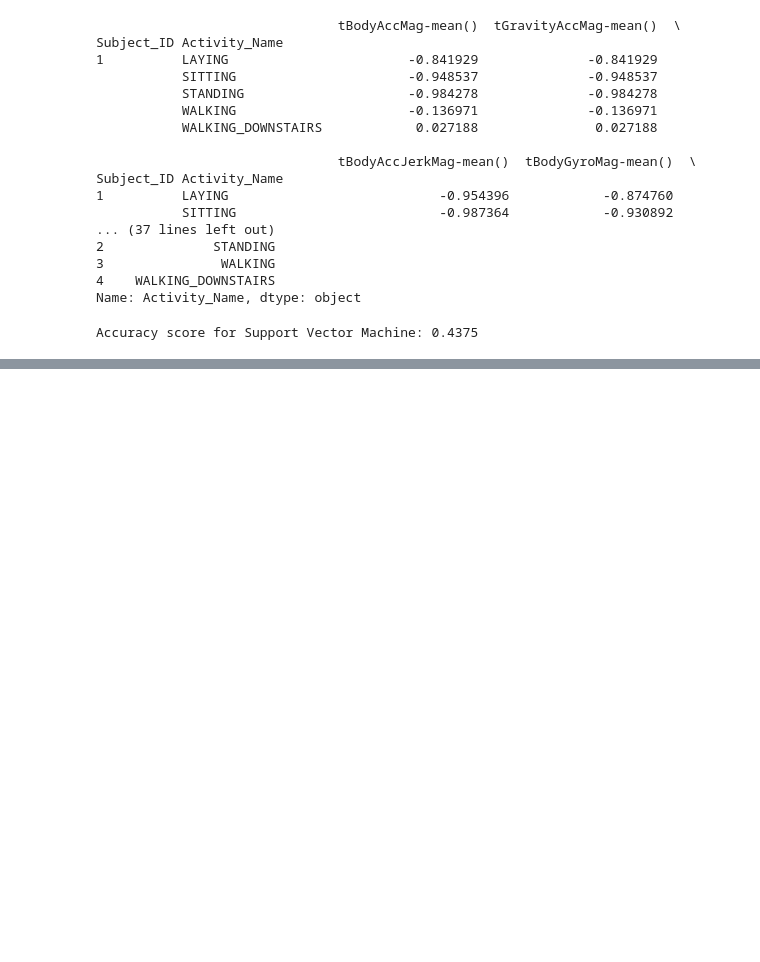
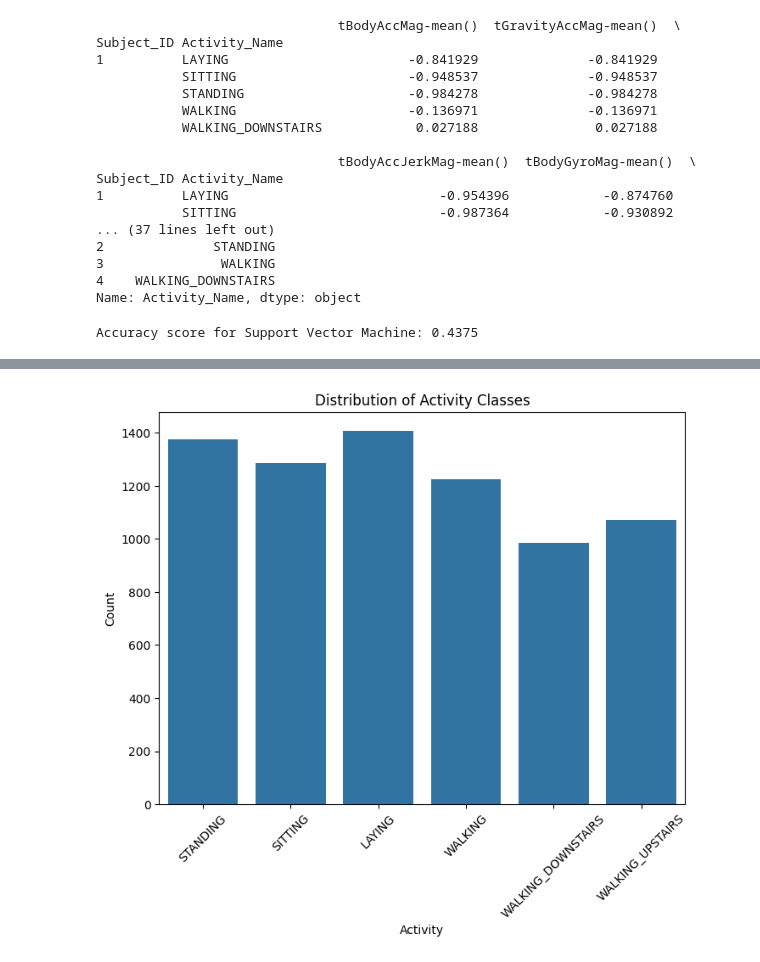
Before and after one commit to akatz6/intro_to_ai_project, a Jupyter notebook: test.ipynb, the cells around one changed output, grey strips where cells are left out. Cells and saved outputs as stored; diff of their text form; code cells hidden in the pictures; blank space fills up the shorter version.

```diff
--- a/test.ipynb
+++ b/test.ipynb
@@ -264,0 +309,14 @@ for i in temp:
+# %%
+import seaborn as sns
+import matplotlib.pyplot as plt
+
+# Visualize distribution of activity classes
+plt.figure(figsize=(8, 6))
+sns.countplot(x='Activity_Name', data=combined_train_data)
+plt.title('Distribution of Activity Classes')
+plt.xlabel('Activity')
+plt.ylabel('Count')
+plt.xticks(rotation=45)
+plt.show()
+# %% [output]
+[figure, added]
```
Also changed, not shown: parts of 7 cells of this notebook.
